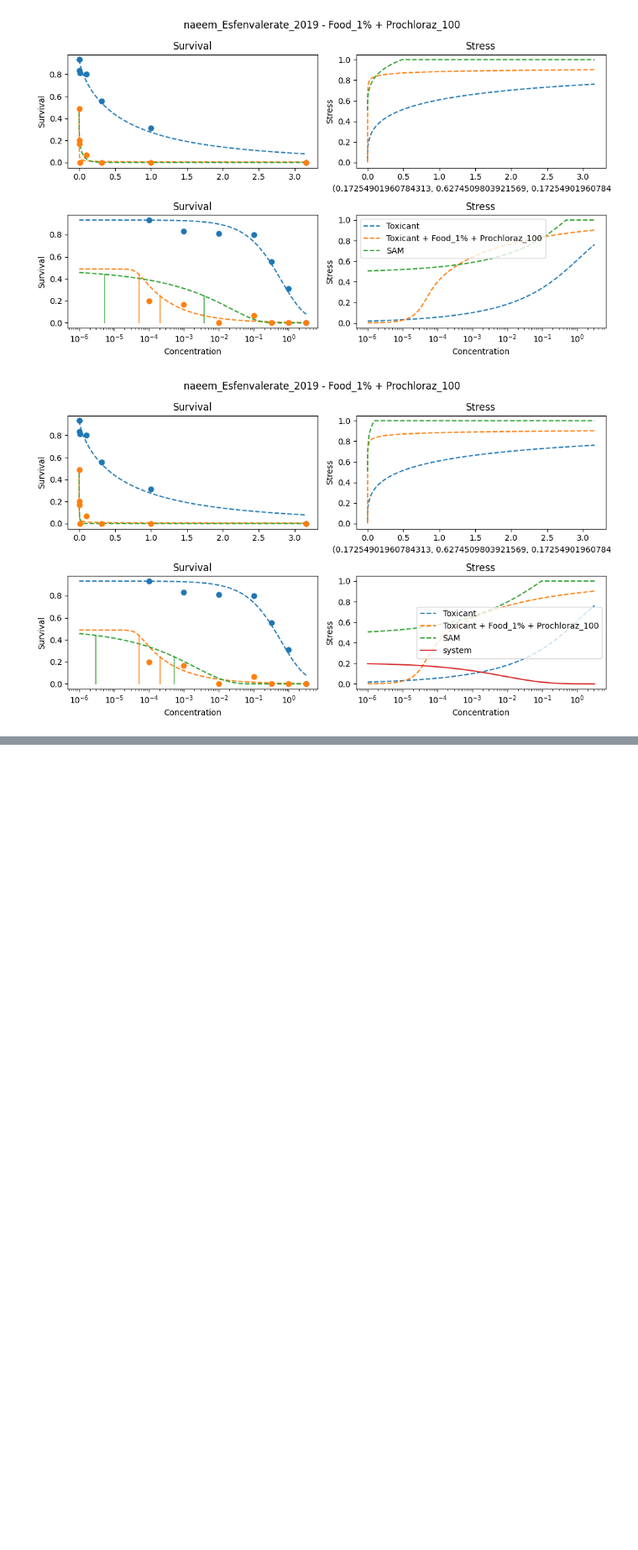
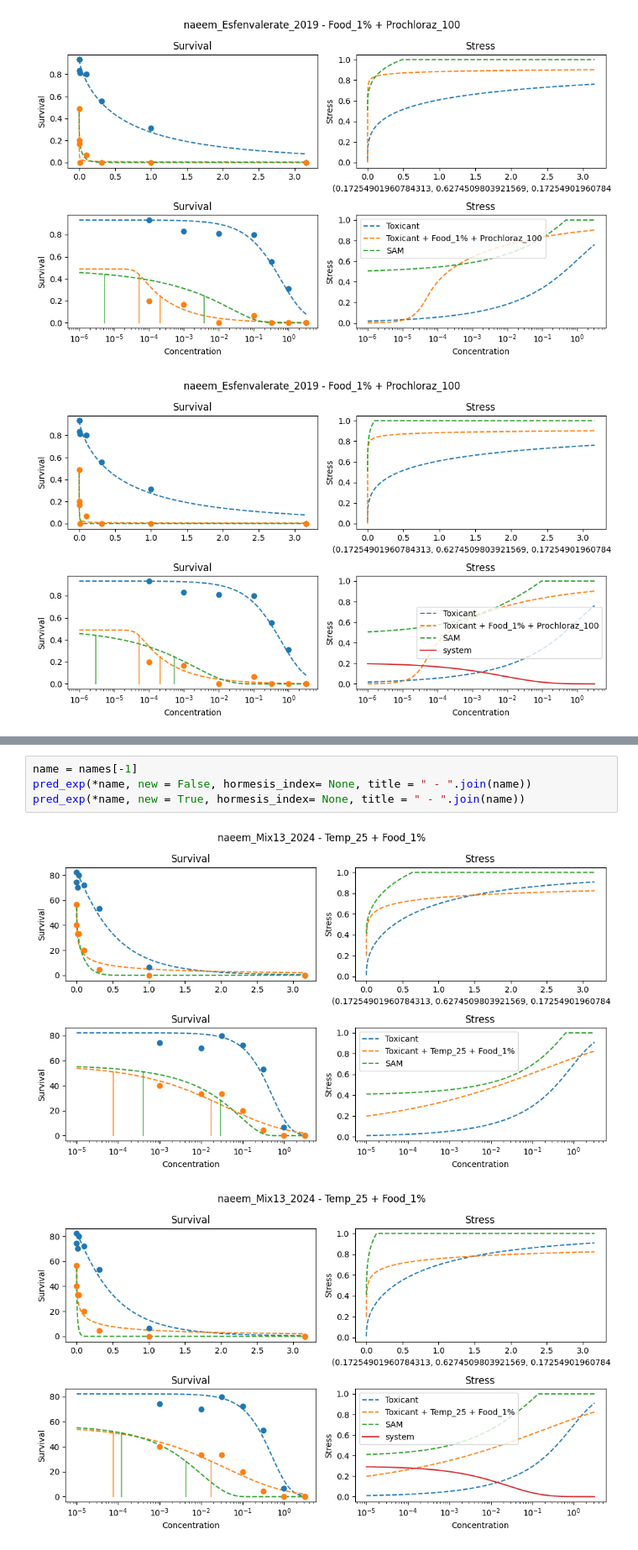
Before and after one commit to ffhammer/sam, a Jupyter notebook: scripts/sub_system_stress.ipynb, the cells around one changed output, grey strips where cells are left out. Shown at 84% size. Cells and saved outputs as stored; diff of their text form; blank space fills up the shorter version.

```diff
--- a/scripts/sub_system_stress.ipynb
+++ b/scripts/sub_system_stress.ipynb
@@ -89,0 +97,7 @@ pred_exp(*name, new = True, hormesis_index= 4, title = " - ".join(name))
+# %%
+name = names[-1]
+pred_exp(*name, new = False, hormesis_index= None, title = " - ".join(name))
+pred_exp(*name, new = True, hormesis_index= None, title = " - ".join(name))
+# %% [output]
+[figure, added]
+[figure, added]
```
Also changed, not shown: parts of 2 cells of this notebook, 46 other files.
